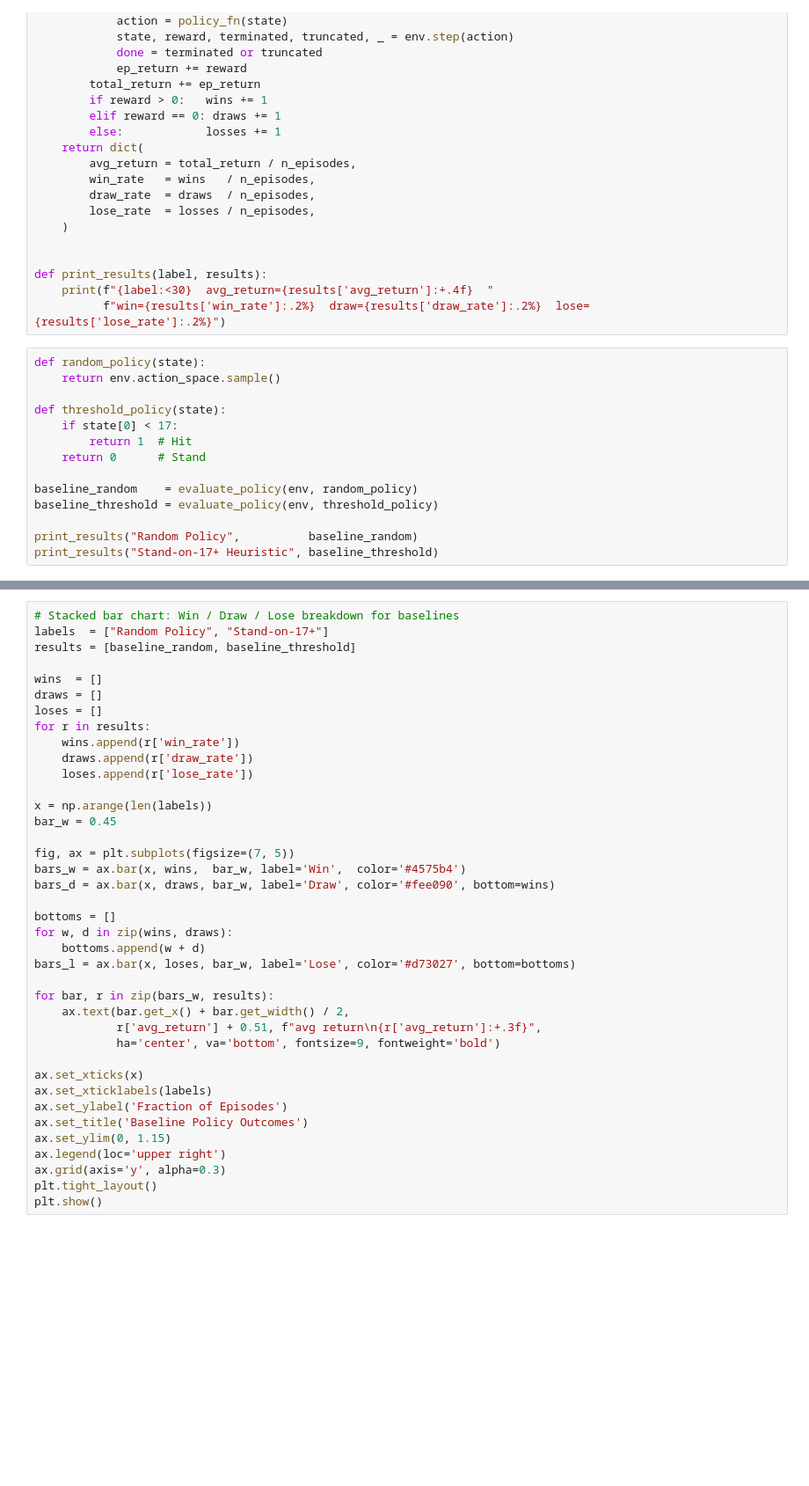
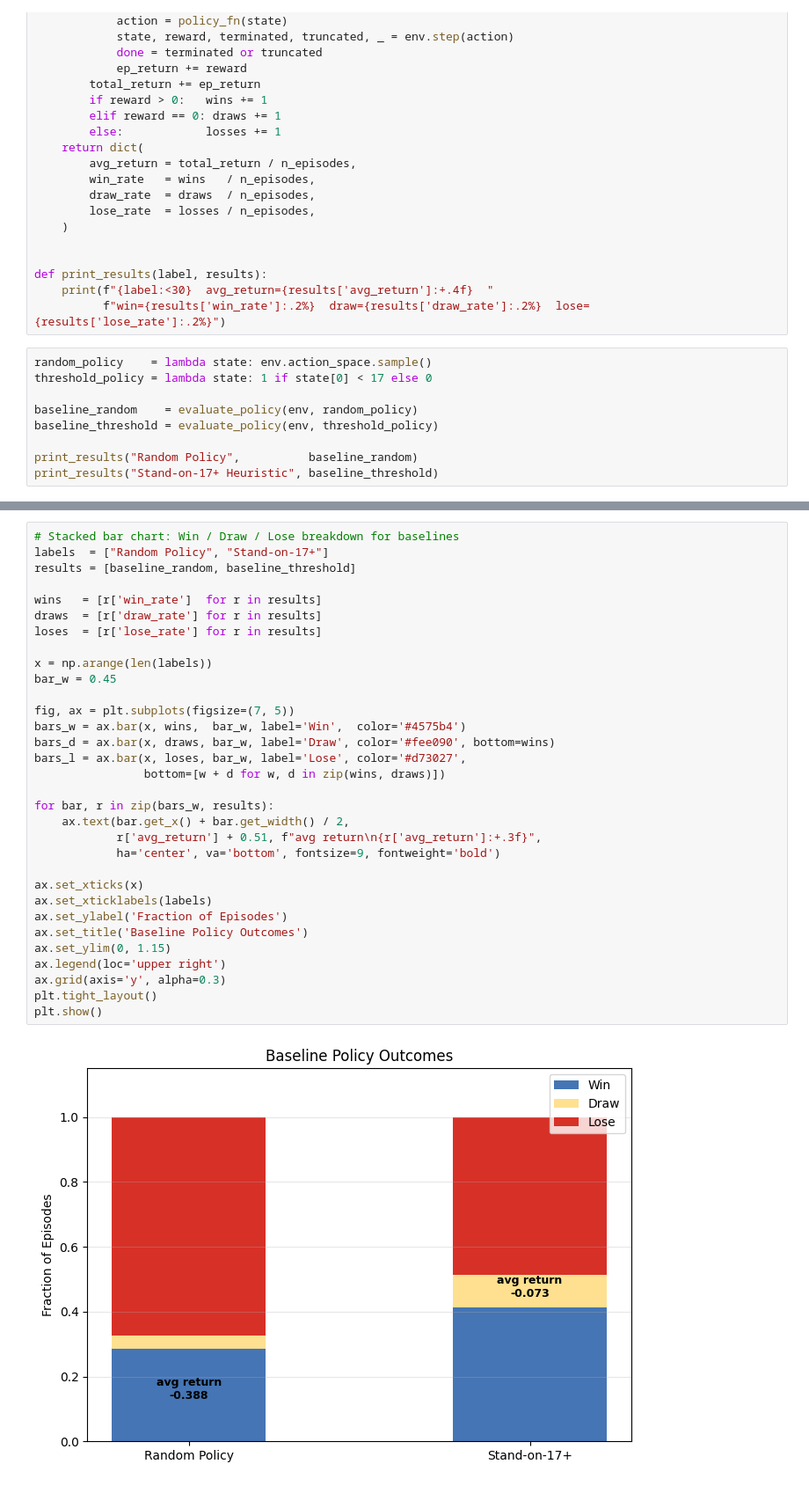
Before and after one commit to RoeeFrenkel/BlackJack_RL, a Jupyter notebook: Progress_Report.ipynb, the cells around one changed output, grey strips where cells are left out. Shown at 88% size. Saved outputs shown, nothing was run; the diff lists cells and outputs as text; blank space fills up the shorter version.

Commit message:
Update Progress Report with current notebook state
Co-Authored-By: Claude Sonnet 4.6 <noreply@anthropic.com>

```diff
--- a/Progress_Report.ipynb
+++ b/Progress_Report.ipynb
@@ -201,13 +191,8 @@ def print_results(label, results):
     print(f"{label:<30}  avg_return={results['avg_return']:+.4f}  "
           f"win={results['win_rate']:.2%}  draw={results['draw_rate']:.2%}  lose={results['lose_rate']:.2%}")
 # %%
-def random_policy(state):
-    return env.action_space.sample()
-
-def threshold_policy(state):
-    if state[0] < 17:
-        return 1  # Hit
-    return 0      # Stand
+random_policy    = lambda state: env.action_space.sample()
+threshold_policy = lambda state: 1 if state[0] < 17 else 0
 
 baseline_random    = evaluate_policy(env, random_policy)
 baseline_threshold = evaluate_policy(env, threshold_policy)
@@ -217,42 +205,37 @@ print_results("Stand-on-17+ Heuristic", baseline_threshold)
 # %%
 # Stacked bar chart: Win / Draw / Lose breakdown for baselines
 labels  = ["Random Policy", "Stand-on-17+"]
 results = [baseline_random, baseline_threshold]
 
-wins  = []
-draws = []
-loses = []
-for r in results:
-    wins.append(r['win_rate'])
-    draws.append(r['draw_rate'])
-    loses.append(r['lose_rate'])
+wins   = [r['win_rate']  for r in results]
+draws  = [r['draw_rate'] for r in results]
+loses  = [r['lose_rate'] for r in results]
 
 x = np.arange(len(labels))
 bar_w = 0.45
 
 fig, ax = plt.subplots(figsize=(7, 5))
 bars_w = ax.bar(x, wins,  bar_w, label='Win',  color='#4575b4')
 bars_d = ax.bar(x, draws, bar_w, label='Draw', color='#fee090', bottom=wins)
-
-bottoms = []
-for w, d in zip(wins, draws):
-    bottoms.append(w + d)
-bars_l = ax.bar(x, loses, bar_w, label='Lose', color='#d73027', bottom=bottoms)
+bars_l = ax.bar(x, loses, bar_w, label='Lose', color='#d73027',
+                bottom=[w + d for w, d in zip(wins, draws)])
 
 for bar, r in zip(bars_w, results):
     ax.text(bar.get_x() + bar.get_width() / 2,
             r['avg_return'] + 0.51, f"avg return\n{r['avg_return']:+.3f}",
             ha='center', va='bottom', fontsize=9, fontweight='bold')
 
 ax.set_xticks(x)
 ax.set_xticklabels(labels)
 ax.set_ylabel('Fraction of Episodes')
 ax.set_title('Baseline Policy Outcomes')
 ax.set_ylim(0, 1.15)
 ax.legend(loc='upper right')
 ax.grid(axis='y', alpha=0.3)
 plt.tight_layout()
 plt.show()
+# %% [output]
+[figure, added]
 # %% [markdown]
 ---
 ## 6. Monte Carlo Control
```
Also changed, not shown: parts of 19 cells of this notebook.
